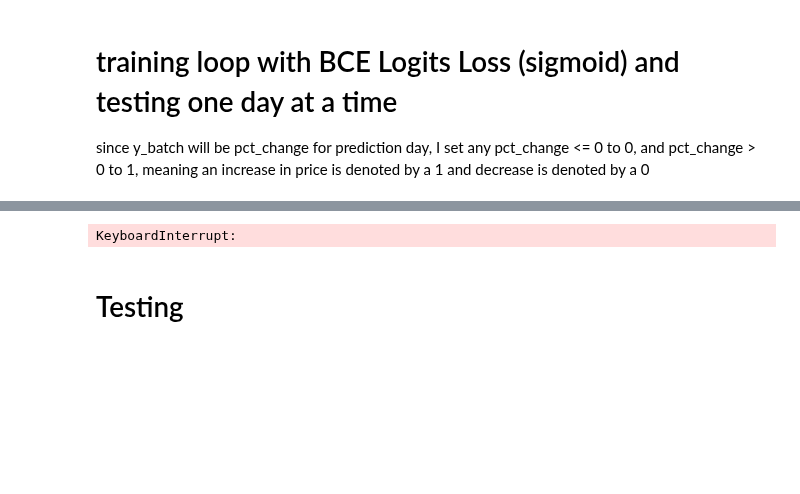
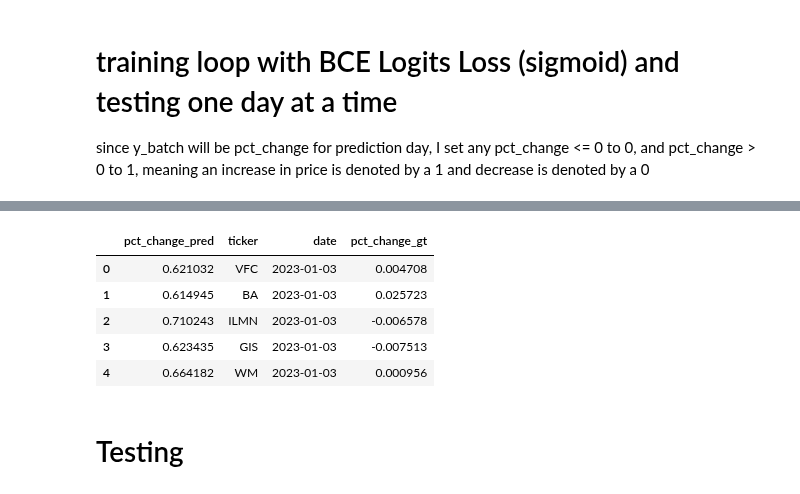
Before and after one commit to oragamiman01/stock_prediction, a Jupyter notebook: incremental_learning.ipynb, the cells around one changed output, grey strips where cells are left out. Cells and saved outputs as stored; diff of their text form; code cells hidden in the pictures; blank space fills up the shorter version.

```diff
--- a/incremental_learning.ipynb
+++ b/incremental_learning.ipynb
@@ -488,7 +483,7 @@ def train_loop(model, criterion, optimizer, train_loader, test_loader, device, n
 
     for d in range(50):
         # train a lot in the beginning, then only do a few epochs for fine tuning
-        epochs = 10 if d == 0 else 5
+        epochs = 20 if d == 0 else 10
         for epoch in range(epochs):
             model.train()
             train_losses = []
@@ -567,4 +569,9 @@ Test day 1 Epoch 10/10, Train Loss: 0.5760, Validation Loss: 1.1222
-KeyboardInterrupt:
+|  | pct_change_pred | ticker | date | pct_change_gt |
+| 0 | 0.621032 | VFC | 2023-01-03 | 0.004708 |
+| 1 | 0.614945 | BA | 2023-01-03 | 0.025723 |
+| 2 | 0.710243 | ILMN | 2023-01-03 | -0.006578 |
+| 3 | 0.623435 | GIS | 2023-01-03 | -0.007513 |
+| 4 | 0.664182 | WM | 2023-01-03 | 0.000956 |
 # %%
 saved_weights_path = 'saved_models'
 fn = f'AAPL_model_{datetime.now().strftime("%Y%m%d")}.pt'
```
Also changed, not shown: parts of 7 cells of this notebook, 1 other file.
